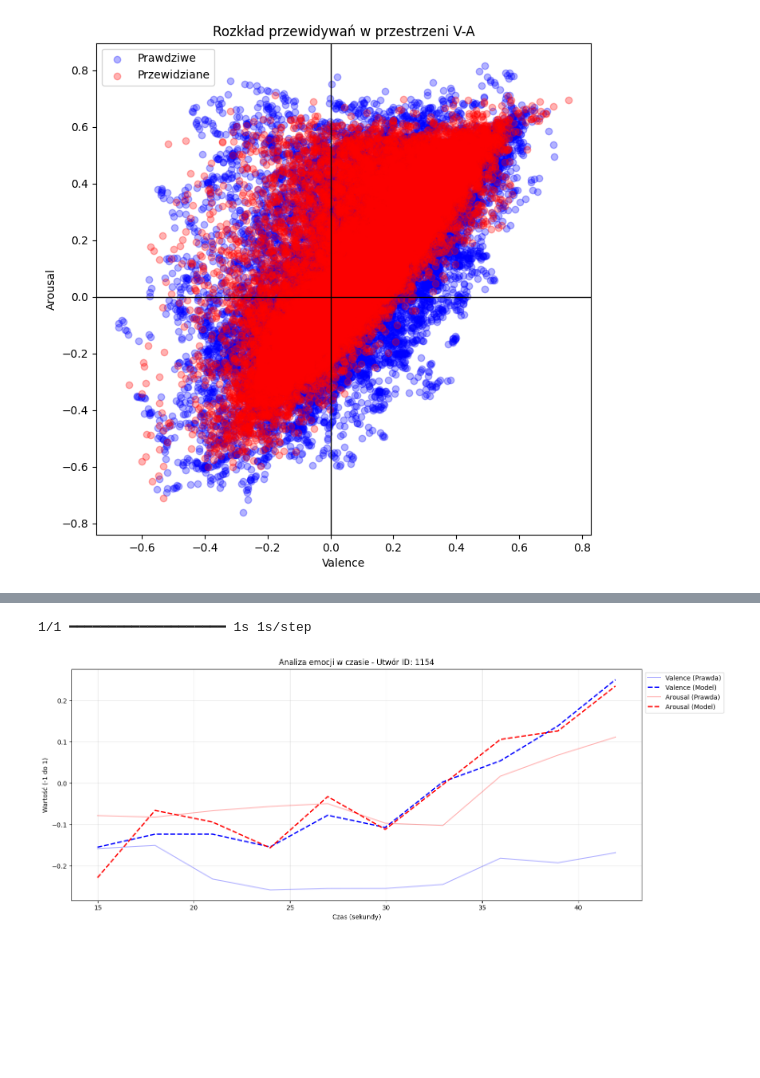
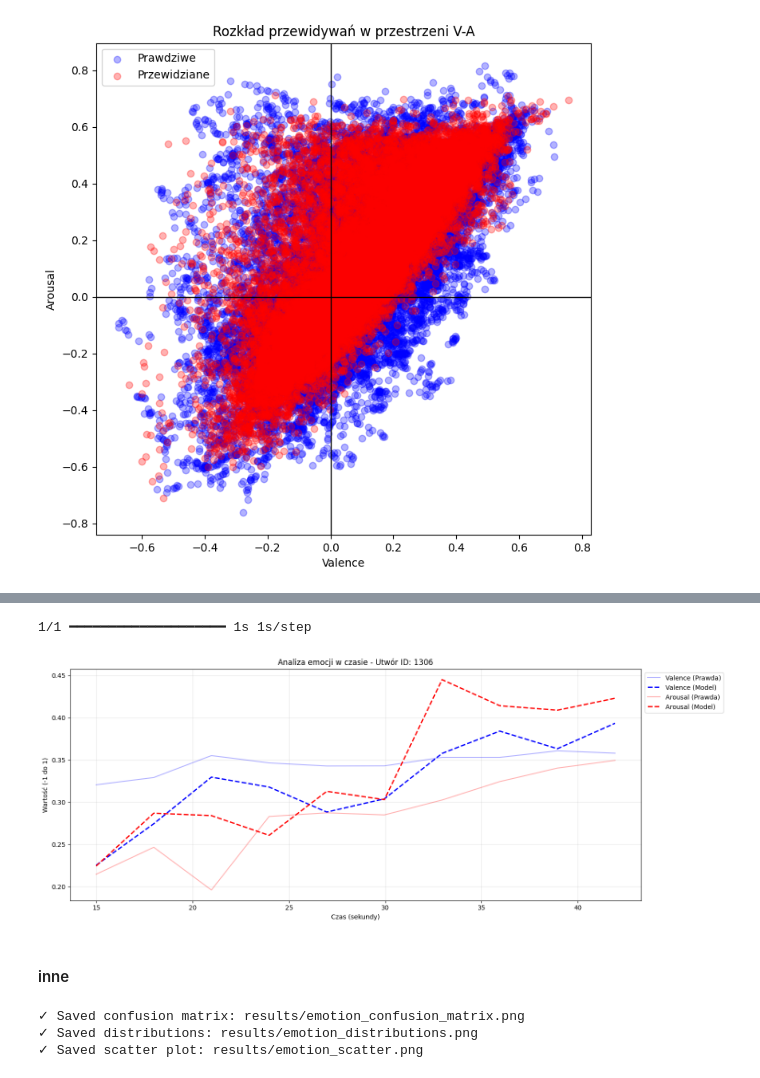
Before and after one commit to mist-ann/MER_project, a Jupyter notebook: notebooks/main.ipynb, the cells around one changed output, grey strips where cells are left out. Saved outputs shown, nothing was run; the diff lists cells and outputs as text; code cells hidden in the pictures; blank space fills up the shorter version.

Commit message:
First good-looking results for simplified CNN model

```diff
--- a/notebooks/main.ipynb
+++ b/notebooks/main.ipynb
@@ -392,32 +394,34 @@ def plot_song_evolution(model, generator, song_id):
     # 4. Predykcja modelu (cała piosenka na raz)
     X_song = np.array(X_song)[..., np.newaxis]
     y_pred_song = model.predict(X_song)
     y_true_song = np.array(y_true_song)
 
     # 5. Rysowanie wykresu
     plt.figure(figsize=(15, 6))
 
     # Valence
     plt.plot(timestamps, y_true_song[:, 0], "b-", alpha=0.3, label="Valence (Prawda)")
     plt.plot(timestamps, y_pred_song[:, 0], "b--", lw=2, label="Valence (Model)")
 
     # Arousal
     plt.plot(timestamps, y_true_song[:, 1], "r-", alpha=0.3, label="Arousal (Prawda)")
     plt.plot(timestamps, y_pred_song[:, 1], "r--", lw=2, label="Arousal (Model)")
 
     plt.title(f"Analiza emocji w czasie - Utwór ID: {song_id}")
     plt.xlabel("Czas (sekundy)")
     plt.ylabel("Wartość (-1 do 1)")
     plt.legend(loc="upper right", bbox_to_anchor=(1.15, 1))
     plt.grid(True, alpha=0.3)
     plt.tight_layout()
     plt.show()
 
 
 # PRZYKŁAD UŻYCIA:
 # Wybierz ID piosenki z tych, które są w Twoim zbiorze walidacyjnym
 random_song_id = val_ids[0]
-plot_song_evolution(model_CNN._model, valid_generator, random_song_id)
+plot_song_evolution(model123, valid_generator, random_song_id)
 # %% [output]
 1/1 ━━━━━━━━━━━━━━━━━━━━ 1s 1s/step
-[figure, old version]
+[figure, new version]
+# %% [markdown]
+#### inne
@@ -423,0 +435,16 @@ plot_song_evolution(model_CNN._model, valid_generator, random_song_id)
+# %%
+os.makedirs("results", exist_ok=True)
+
+evaluator.plot_confusion_matrix(results, save_path="results/emotion_confusion_matrix.png")
+evaluator.plot_distributions(results, save_path="results/emotion_distributions.png")
+evaluator.plot_valence_arousal_scatter(
+    true_valences=y_true[:, 0],
+    true_arousals=y_true[:, 1],
+    pred_valences=y_pred[:, 0],
+    pred_arousals=y_pred[:, 1],
+    save_path="results/emotion_scatter.png",
+)
+# %% [output]
+✓ Saved confusion matrix: results/emotion_confusion_matrix.png
+✓ Saved distributions: results/emotion_distributions.png
+✓ Saved scatter plot: results/emotion_scatter.png
```
Also changed, not shown: parts of 6 cells of this notebook, 4 other files.
